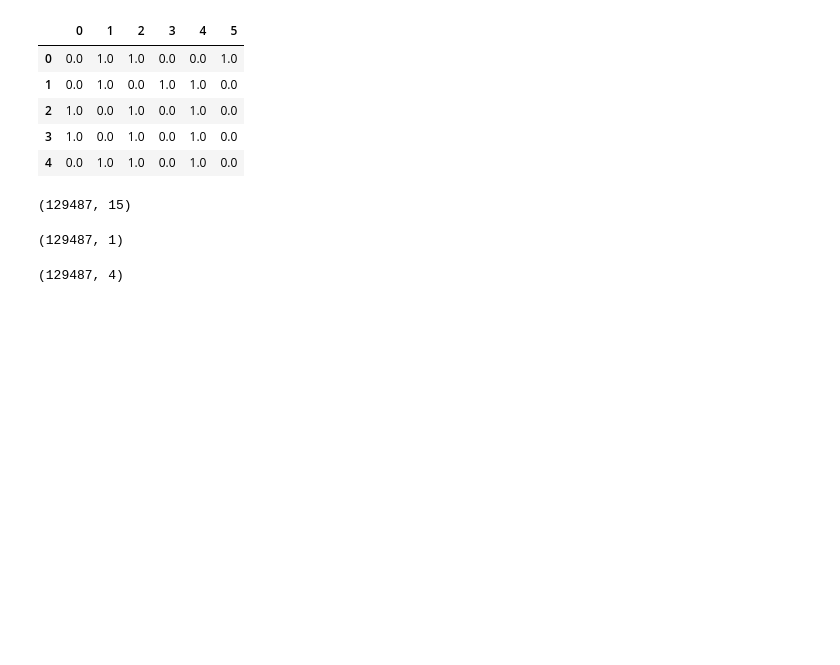
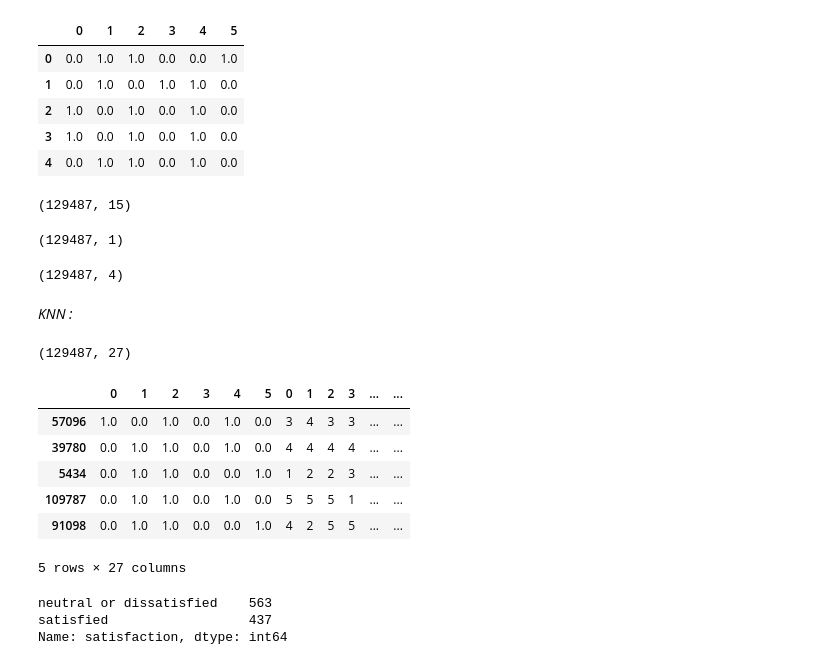
Before and after one commit to Vetrarr/ML_Airline_Passenger_Satisfaction, a Jupyter notebook: Airline Passenger Satisfaction/Preprocessing projet.ipynb, the cells around one changed output. Drawn from its saved outputs; the diff is of its cells as text; code cells hidden in the pictures; blank space fills up the shorter version.

```diff
--- a/Airline Passenger Satisfaction/Preprocessing projet.ipynb
+++ b/Airline Passenger Satisfaction/Preprocessing projet.ipynb
@@ -114,3 +145,15 @@ X_min_max_scaled.shape
 standard_scaled.shape
 # %% [output]
 (129487, 4)
+# %% [markdown]
+*KNN :*
+# %%
+df2 = pd.concat([X_encoded,df.satisfaction],axis=1  )
+df2 = df2.dropna()
+#df2 = df2.sample(n=50000)
+#X = X_encoded
+#y = df.satisfaction
+# %%
+df2.shape
+# %% [output]
+(129487, 27)
@@ -116,0 +162,10 @@ standard_scaled.shape
+# %%
+df2.head()
+# %% [output]
+|  | 0 | 1 | 2 | 3 | 4 | 5 | 0 | 1 | 2 | 3 | ... | ... |
+| 57096 | 1.0 | 0.0 | 1.0 | 0.0 | 1.0 | 0.0 | 3 | 4 | 3 | 3 | ... | ... |
+| 39780 | 0.0 | 1.0 | 1.0 | 0.0 | 1.0 | 0.0 | 4 | 4 | 4 | 4 | ... | ... |
+| 5434 | 0.0 | 1.0 | 1.0 | 0.0 | 0.0 | 1.0 | 1 | 2 | 2 | 3 | ... | ... |
+| 109787 | 0.0 | 1.0 | 1.0 | 0.0 | 1.0 | 0.0 | 5 | 5 | 5 | 1 | ... | ... |
+| 91098 | 0.0 | 1.0 | 1.0 | 0.0 | 0.0 | 1.0 | 4 | 2 | 5 | 5 | ... | ... |
+5 rows × 27 columns
@@ -116,0 +175,6 @@ standard_scaled.shape
+# %%
+y.value_counts()
+# %% [output]
+neutral or dissatisfied    563
+satisfied                  437
+Name: satisfaction, dtype: int64
```
Also changed, not shown: parts of 14 cells of this notebook, 2 other files.
